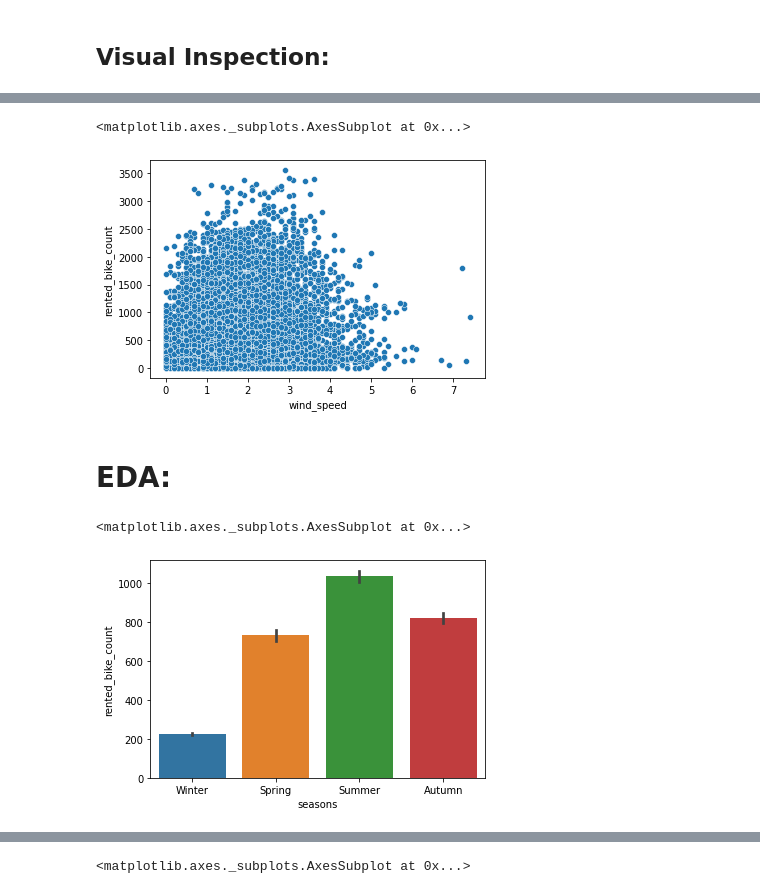
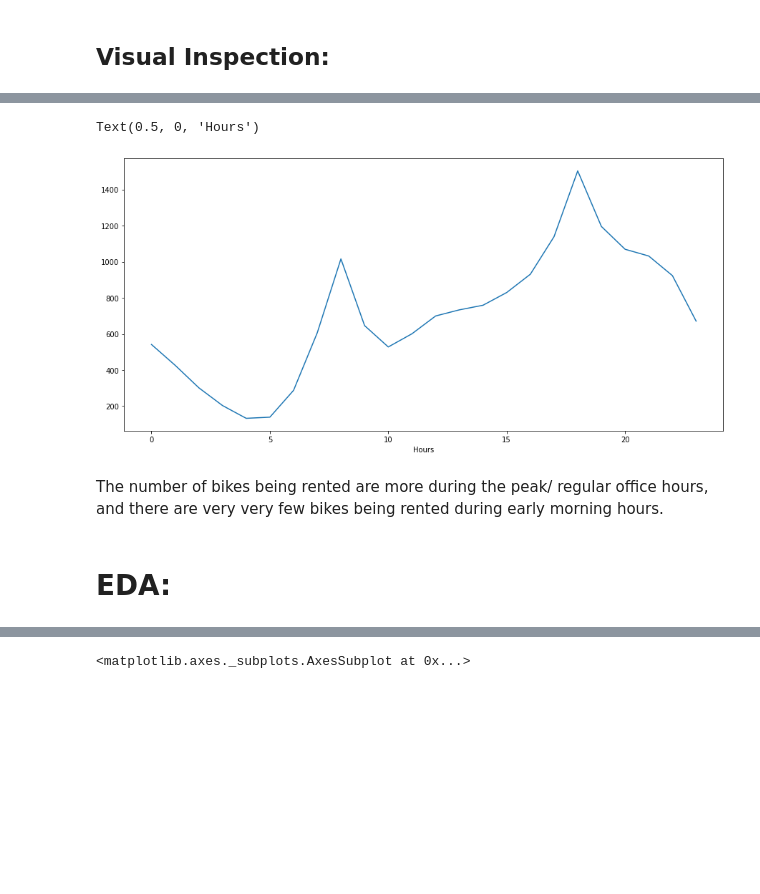
Before and after one commit to VaibhavBhusawale/-Bike-Sharing-Demand-Prediction, a Jupyter notebook: Bike_Sharing_Demand_Prediction_Capstone_Project_(Shaloy,_Smriti,_Vaibhav).ipynb, the cells around one changed output, grey strips where cells are left out. Cells and saved outputs as stored; diff of their text form; code cells hidden in the pictures; blank space fills up the shorter version.

```diff
--- a/Bike_Sharing_Demand_Prediction_Capstone_Project_(Shaloy,_Smriti,_Vaibhav).ipynb
+++ b/Bike_Sharing_Demand_Prediction_Capstone_Project_(Shaloy,_Smriti,_Vaibhav).ipynb
@@ -169,0 +252,4 @@ Name: seasons, dtype: int64
+# %%
+# encoding
+
+df = pd.get_dummies(df)
@@ -169,0 +269,2 @@ Name: seasons, dtype: int64
+# %%
+df.drop(['func_day_No', 'holiday_No Holiday'], axis=1, inplace=True)
@@ -193,12 +302,11 @@ sns.scatterplot(data= df, x='temp', y='rented_bike_count')
-# %%
-sns.scatterplot(data= df, x='wind_speed', y='rented_bike_count')
-# %% [output]
-<matplotlib.axes._subplots.AxesSubplot at 0x...>
-[figure, removed]
+# %%
+plt.figure(figsize=(15, 7))
+plt.plot(df.groupby('hour')['rented_bike_count'].mean())
+plt.xlabel('Hours')
+# %% [output]
+Text(0.5, 0, 'Hours')
+[figure, added]
+# %% [markdown]
+The number of bikes being rented are more during the peak/ regular office hours, and there are very very few bikes being rented during early morning hours.
 # %% [markdown]
 # **EDA:**
-# %%
-sns.barplot(df["seasons"],df['rented_bike_count'])
-# %% [output]
-<matplotlib.axes._subplots.AxesSubplot at 0x...>
-[figure, removed]
```
Also changed, not shown: parts of 38 cells of this notebook.
